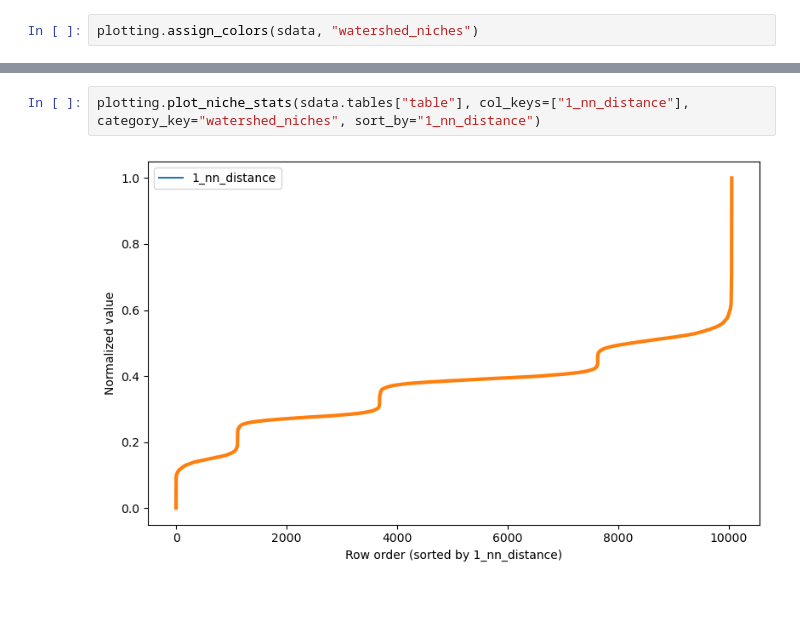
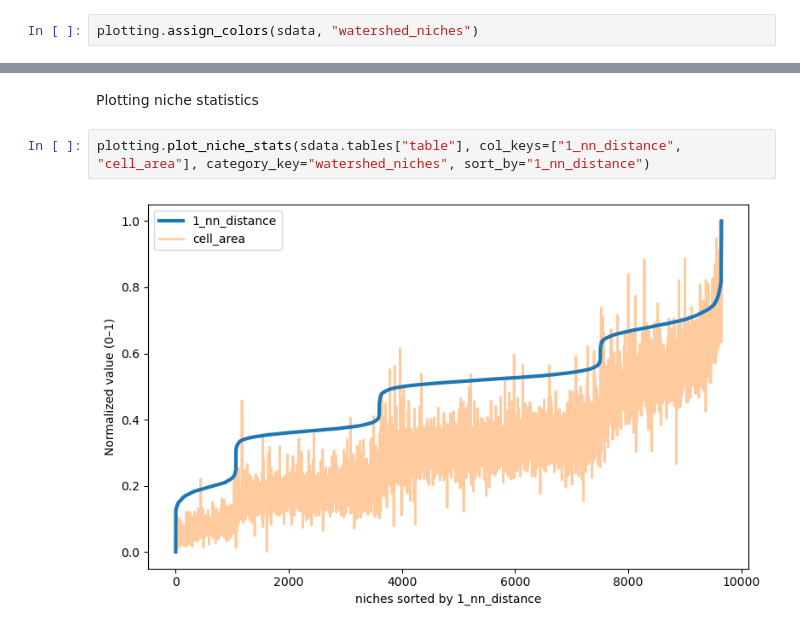
Before and after one commit to LLehner/Adaptive-Niche, a Jupyter notebook: clustering_tutorial.ipynb, the cells around one changed output, grey strips where cells are left out. Cells and saved outputs as stored; diff of their text form; blank space fills up the shorter version.

```diff
--- a/clustering_tutorial.ipynb
+++ b/clustering_tutorial.ipynb
@@ -110,4 +93,6 @@ sdata.tables["table"].obs
+# %% [markdown]
+Plotting niche statistics
 # %%
-plotting.plot_niche_stats(sdata.tables["table"], col_keys=["1_nn_distance"], category_key="watershed_niches", sort_by="1_nn_distance")
+plotting.plot_niche_stats(sdata.tables["table"], col_keys=["1_nn_distance", "cell_area"], category_key="watershed_niches", sort_by="1_nn_distance")
 # %% [output]
-[figure, old version]
+[figure, new version]
```
Also changed, not shown: parts of 7 cells of this notebook.
